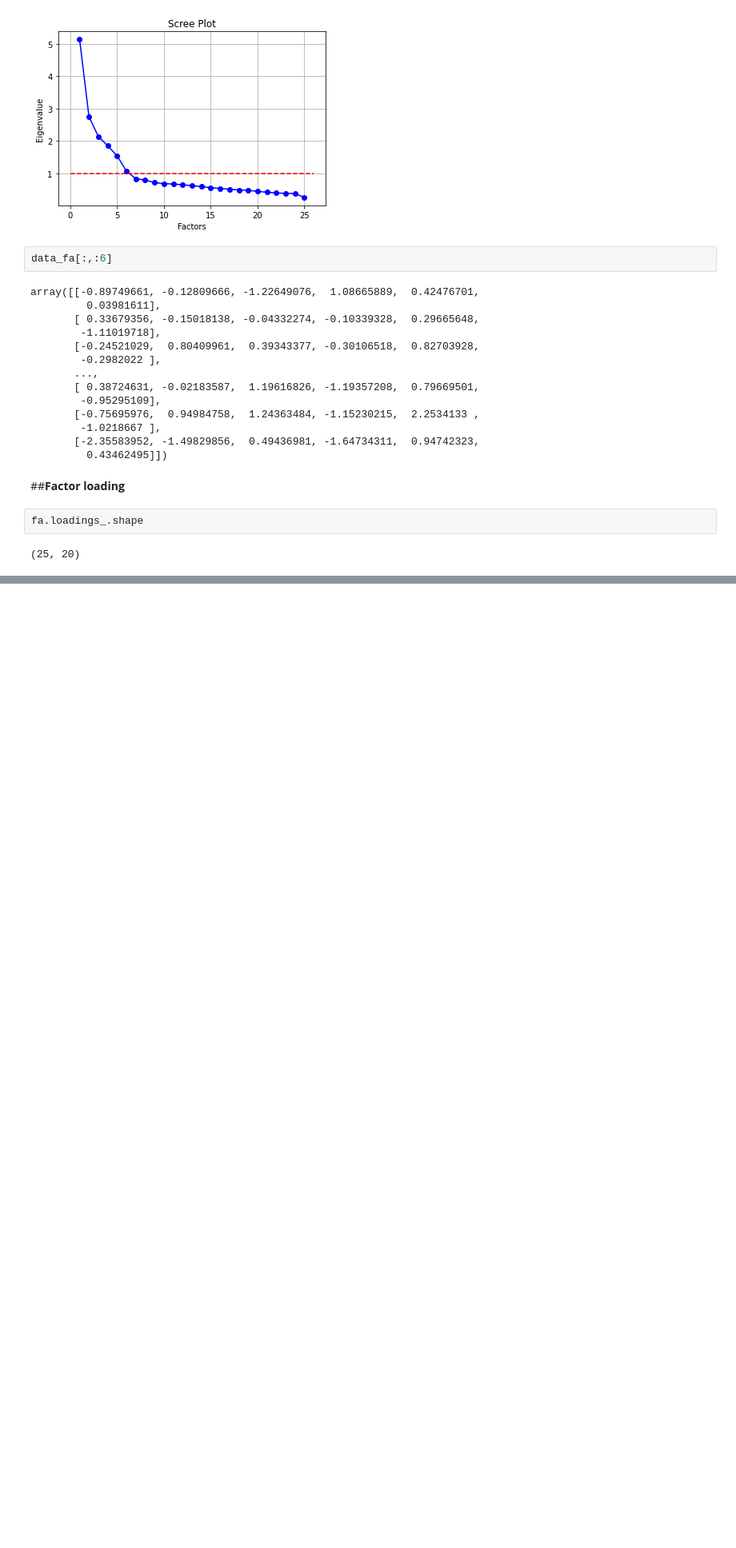
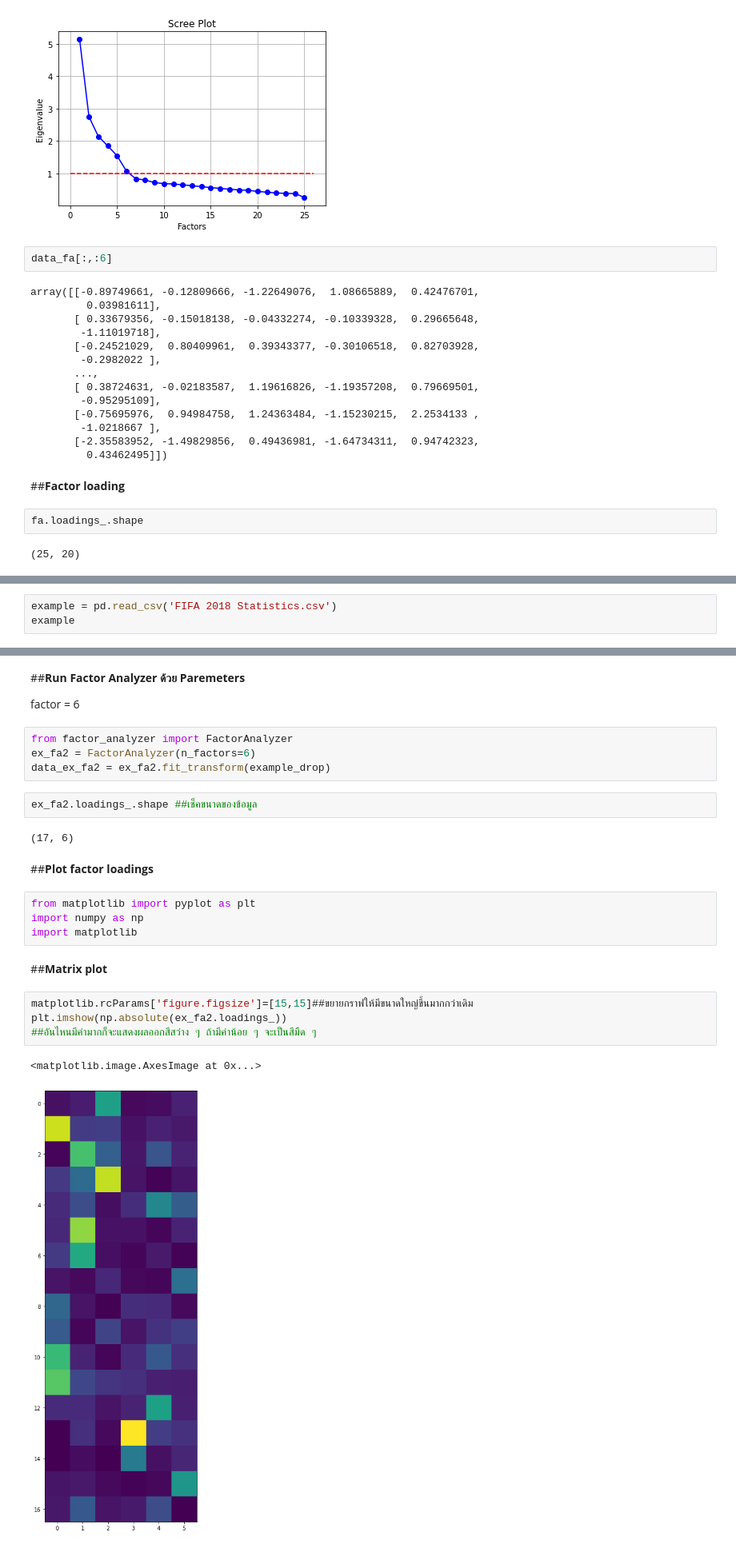
Before and after one commit to gameaphiwat/Multivariate, a Jupyter notebook: Chapter_5_Factor_Analysis.ipynb, the cells around one changed output, grey strips where cells are left out. Shown: that part at 80% size. Cells and saved outputs as stored; diff of their text form; blank space fills up the shorter version.

```diff
--- a/Chapter_5_Factor_Analysis.ipynb
+++ b/Chapter_5_Factor_Analysis.ipynb
@@ -184,0 +252,3 @@ fa.loadings_.shape
+# %%
+example = pd.read_csv('FIFA 2018 Statistics.csv')
+example
@@ -184,0 +388,27 @@ fa.loadings_.shape
+# %% [markdown]
+##**Run Factor Analyzer ด้วย Paremeters**
+
+factor = 6
+# %%
+from factor_analyzer import FactorAnalyzer
+ex_fa2 = FactorAnalyzer(n_factors=6)
+data_ex_fa2 = ex_fa2.fit_transform(example_drop)
+# %%
+ex_fa2.loadings_.shape ##เช็คขนาดของข้อมูล
+# %% [output]
+(17, 6)
+# %% [markdown]
+##**Plot factor loadings**
+# %%
+from matplotlib import pyplot as plt
+import numpy as np
+import matplotlib
+# %% [markdown]
+##**Matrix plot**
+# %%
+matplotlib.rcParams['figure.figsize']=[15,15]##ขยายกราฟให้มีขนาดใหญ่ขึ้นมากกว่าเดิม
+plt.imshow(np.absolute(ex_fa2.loadings_))
+##อันไหนมีค่ามากก็จะแสดงผลออกสีสว่าง ๆ ถ้ามีค่าน้อย ๆ จะเป็นสีมืด ๆ
+# %% [output]
+<matplotlib.image.AxesImage at 0x...>
+[figure, added]
```
Also changed, not shown: parts of 45 cells of this notebook.
